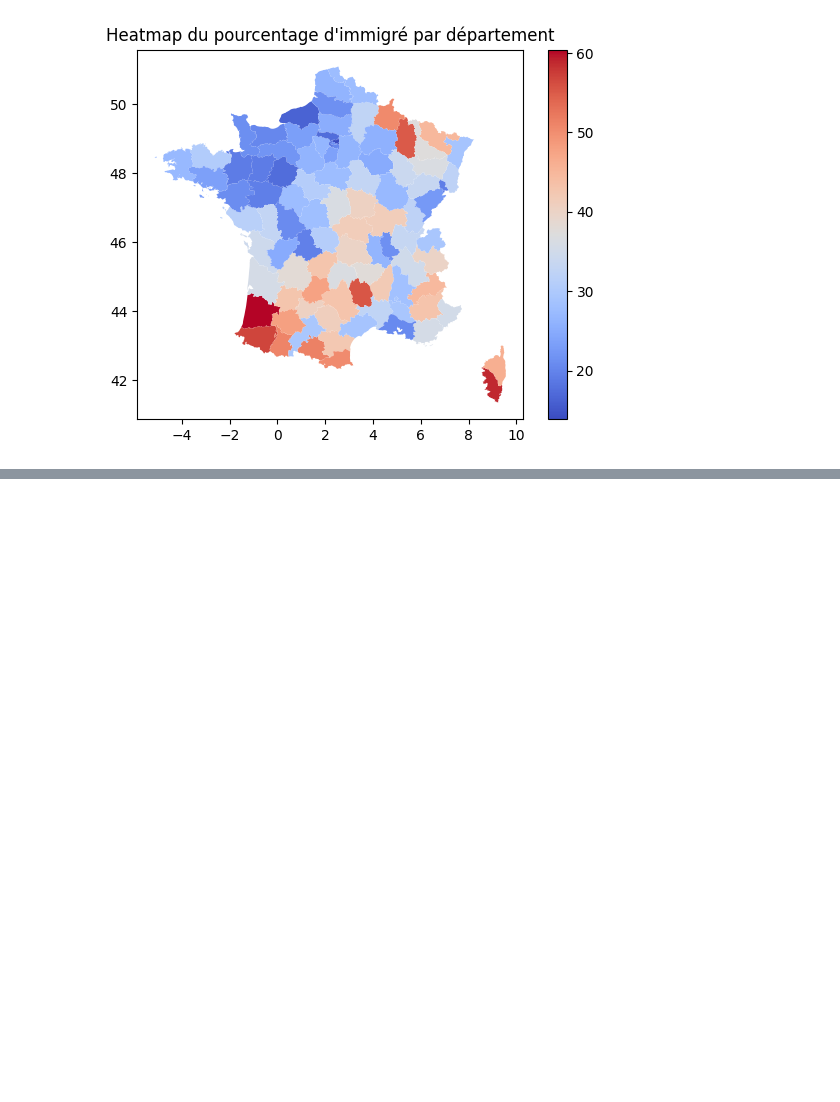
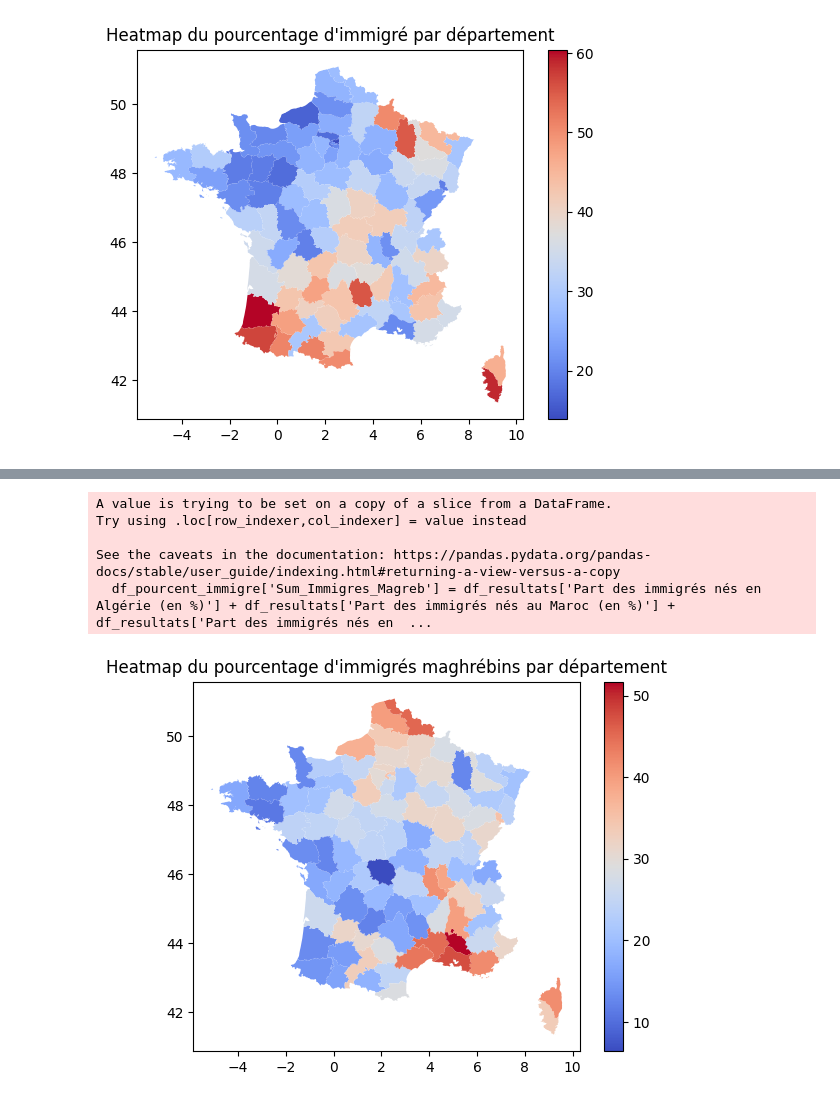
Before and after one commit to gabrielmariebrisson/MachineLearingElectionsPresidentielles, a Jupyter notebook: Main.ipynb, the cells around one changed output, grey strips where cells are left out. Saved outputs shown, nothing was run; the diff lists cells and outputs as text; code cells hidden in the pictures; blank space fills up the shorter version.

Commit message:
all carte departement

```diff
--- a/Main.ipynb
+++ b/Main.ipynb
@@ -402,0 +416,30 @@ plt.show()
+# %%
+# Immigrés maghrébins
+
+# Ajouter les colonnes pertinentes
+df_pourcent_immigre['Sum_Immigres_Magreb'] = df_resultats['Part des immigrés nés en Algérie (en %)'] + df_resultats['Part des immigrés nés au Maroc (en %)'] + df_resultats['Part des immigrés nés en Tunisie (en %)']
+
+# Calculer la moyenne du pourcentage total d'immigrés maghrébins pour chaque département
+pourcent_immigre_maghreb_par_departement = df_pourcent_immigre.groupby('Code du département')['Sum_Immigres_Magreb'].mean().reset_index()
+
+# Renommer les colonnes pour la fusion
+pourcent_immigre_maghreb_par_departement = pourcent_immigre_maghreb_par_departement.rename(columns={'Code du département': 'code', 'Sum_Immigres_Magreb': 'Pourcentage_Immigres_Maghreb'})
+
+# Charger les données géographiques des départements français
+departements = gpd.read_file('Carte/departements.geojson')
+
+# Fusionner les données de pourcentage total d'immigrés maghrébins avec les données géographiques des départements
+departements = departements.merge(pourcent_immigre_maghreb_par_departement, on='code')
+
+# Afficher la heatmap
+fig, ax = plt.subplots(1, 1)
+departements.plot(column='Pourcentage_Immigres_Maghreb', cmap='coolwarm', ax=ax, legend=True)
+ax.set_title("Heatmap du pourcentage d'immigrés maghrébins par département")
+plt.show()
+# %% [output]
+A value is trying to be set on a copy of a slice from a DataFrame.
+Try using .loc[row_indexer,col_indexer] = value instead
+
+See the caveats in the documentation: https://pandas.pydata.org/pandas-docs/stable/user_guide/indexing.html#returning-a-view-versus-a-copy
+  df_pourcent_immigre['Sum_Immigres_Magreb'] = df_resultats['Part des immigrés nés en Algérie (en %)'] + df_resultats['Part des immigrés nés au Maroc (en %)'] + df_resultats['Part des immigrés nés en  ...
+[figure, added]
```
Also changed, not shown: parts of 16 cells of this notebook, 2 other files.
